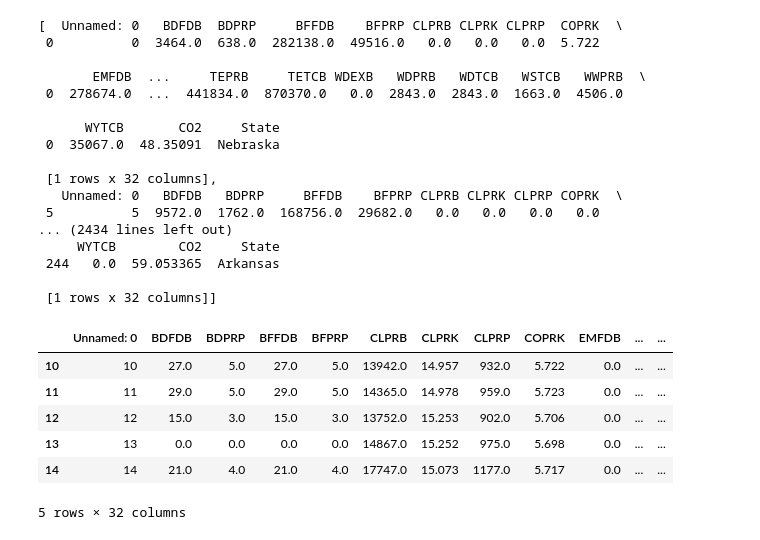
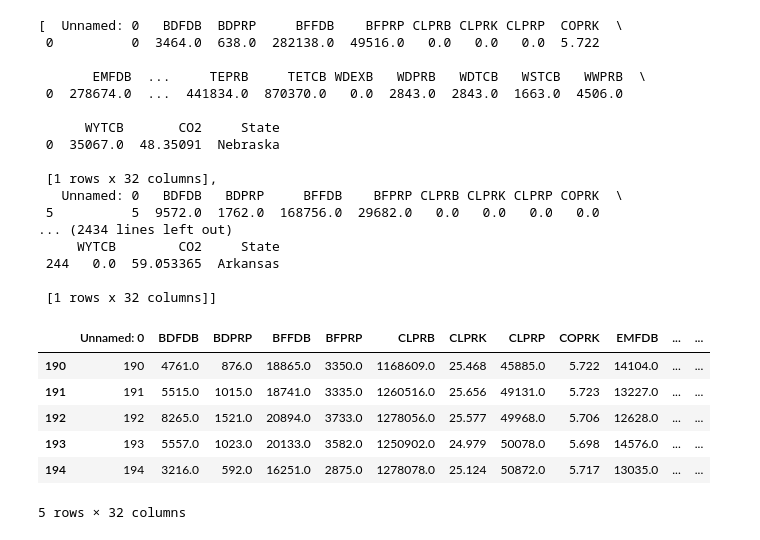
Before and after one commit to EricWithTheC/Datathon-2023-Spring-Dabian, a Jupyter notebook: data_233.ipynb, the cells around one changed output. Drawn from its saved outputs; the diff is of its cells as text; code cells hidden in the pictures.

```diff
--- a/data_233.ipynb
+++ b/data_233.ipynb
@@ -81,15 +81,21 @@ all_df
  244   0.0  59.053365  Arkansas
 
  [1 rows x 32 columns]]
-# %%
-grouped = df.groupby(df.State)
-df_new = grouped.get_group("Alaska")
-df_new
-# %% [output]
-|  | Unnamed: 0 | BDFDB | BDPRP | BFFDB | BFPRP | CLPRB | CLPRK | CLPRP | COPRK | EMFDB | ... | ... |
-| 10 | 10 | 27.0 | 5.0 | 27.0 | 5.0 | 13942.0 | 14.957 | 932.0 | 5.722 | 0.0 | ... | ... |
-| 11 | 11 | 29.0 | 5.0 | 29.0 | 5.0 | 14365.0 | 14.978 | 959.0 | 5.723 | 0.0 | ... | ... |
-| 12 | 12 | 15.0 | 3.0 | 15.0 | 3.0 | 13752.0 | 15.253 | 902.0 | 5.706 | 0.0 | ... | ... |
-| 13 | 13 | 0.0 | 0.0 | 0.0 | 0.0 | 14867.0 | 15.252 | 975.0 | 5.698 | 0.0 | ... | ... |
-| 14 | 14 | 21.0 | 4.0 | 21.0 | 4.0 | 17747.0 | 15.073 | 1177.0 | 5.717 | 0.0 | ... | ... |
-5 rows × 32 columns
+# %%
+grouped = df.groupby(df.State)
+df_new = grouped.get_group("Alaska")
+df_new
+state_lst = set([df.loc[i, 'State'] for i in range(len(df))])
+
+all_df = []
+for state in state_lst: #state list
+    all_df.append(grouped.get_group(state))
+all_df[0]
+# %% [output]
+|  | Unnamed: 0 | BDFDB | BDPRP | BFFDB | BFPRP | CLPRB | CLPRK | CLPRP | COPRK | EMFDB | ... | ... |
+| 190 | 190 | 4761.0 | 876.0 | 18865.0 | 3350.0 | 1168609.0 | 25.468 | 45885.0 | 5.722 | 14104.0 | ... | ... |
+| 191 | 191 | 5515.0 | 1015.0 | 18741.0 | 3335.0 | 1260516.0 | 25.656 | 49131.0 | 5.723 | 13227.0 | ... | ... |
+| 192 | 192 | 8265.0 | 1521.0 | 20894.0 | 3733.0 | 1278056.0 | 25.577 | 49968.0 | 5.706 | 12628.0 | ... | ... |
+| 193 | 193 | 5557.0 | 1023.0 | 20133.0 | 3582.0 | 1250902.0 | 24.979 | 50078.0 | 5.698 | 14576.0 | ... | ... |
+| 194 | 194 | 3216.0 | 592.0 | 16251.0 | 2875.0 | 1278078.0 | 25.124 | 50872.0 | 5.717 | 13035.0 | ... | ... |
+5 rows × 32 columns
```
Also changed, not shown: parts of 2 cells of this notebook.
